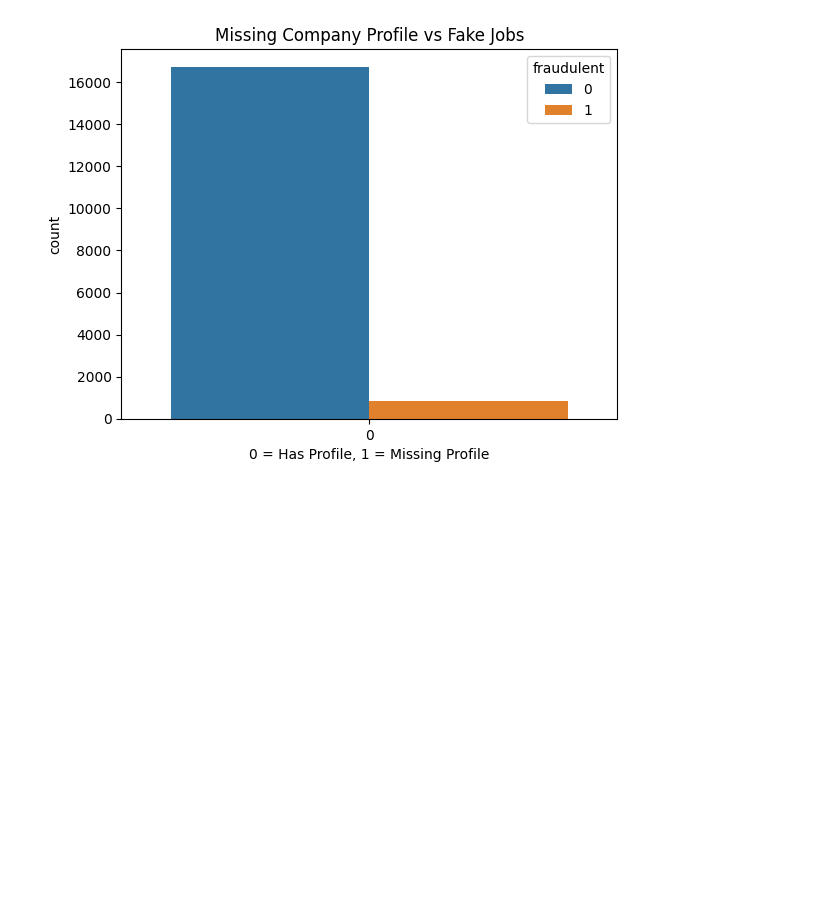
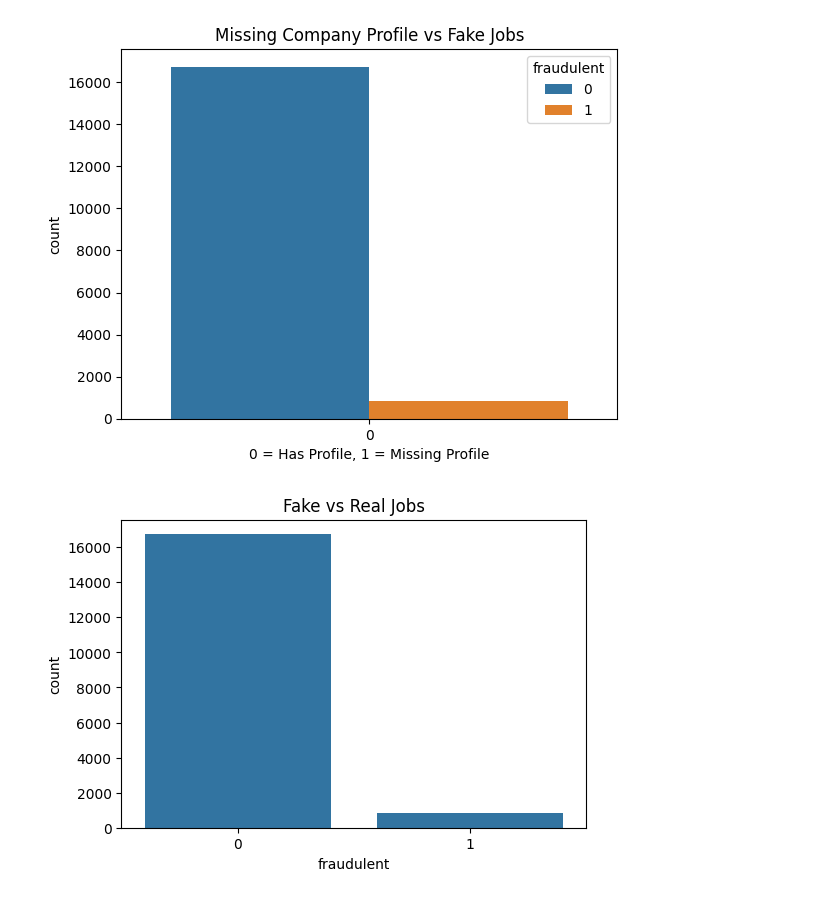
Before and after one commit to praneethdh/fake-job-analysis, a Jupyter notebook: notebook.ipynb, the cells around one changed output. Cells and saved outputs as stored; diff of their text form; code cells hidden in the pictures; blank space fills up the shorter version.

Commit message:
Phase 4: Visualizations added

```diff
--- a/notebook.ipynb
+++ b/notebook.ipynb
@@ -225,3 +225,13 @@ plt.xlabel("0 = Has Profile, 1 = Missing Profile")
 plt.show()
 # %% [output]
 [figure]
+# %%
+# Phase 4 VISUALIZATION
+
+plt.figure(figsize=(6,4))
+sns.countplot(x="fraudulent", data=df)
+plt.title("Fake vs Real Jobs")
+plt.savefig("images/fake_vs_real.png")
+plt.show()
+# %% [output]
+[figure, added]
```
Also changed, not shown: parts of 5 cells of this notebook, 4 other files.
